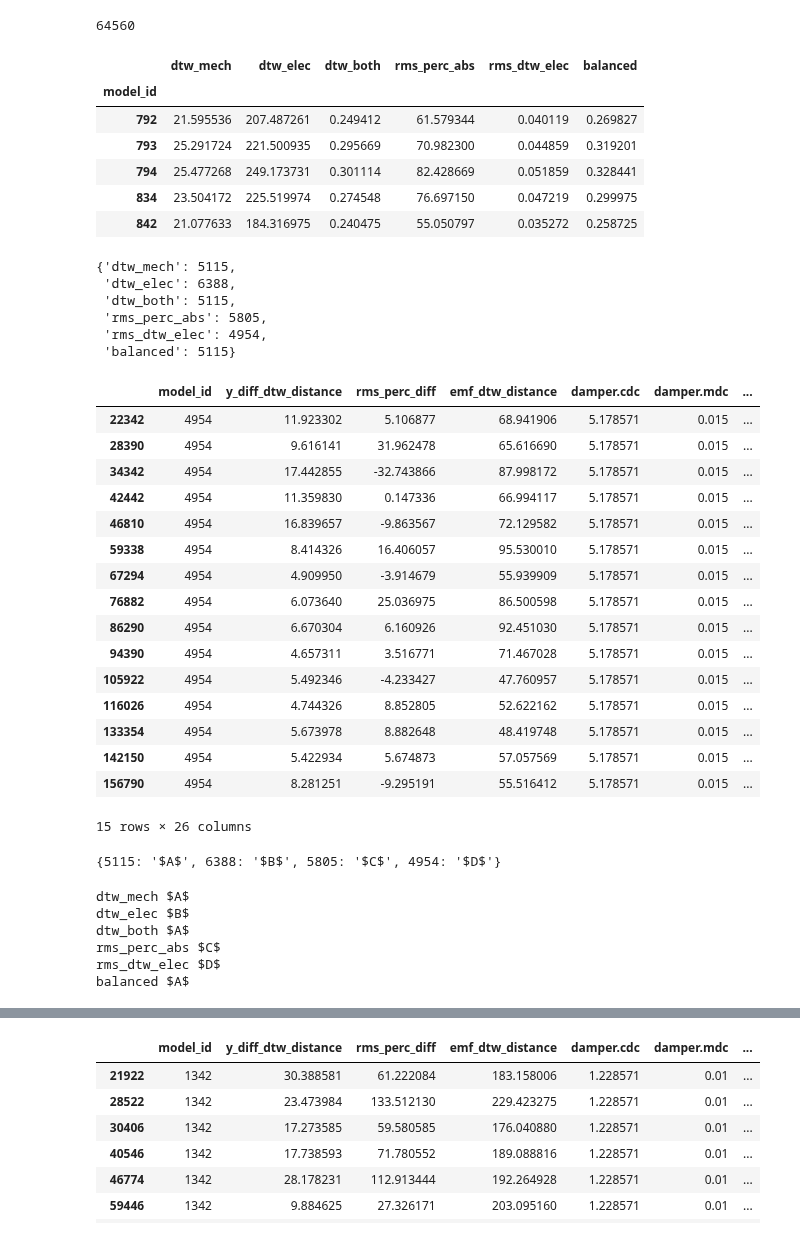
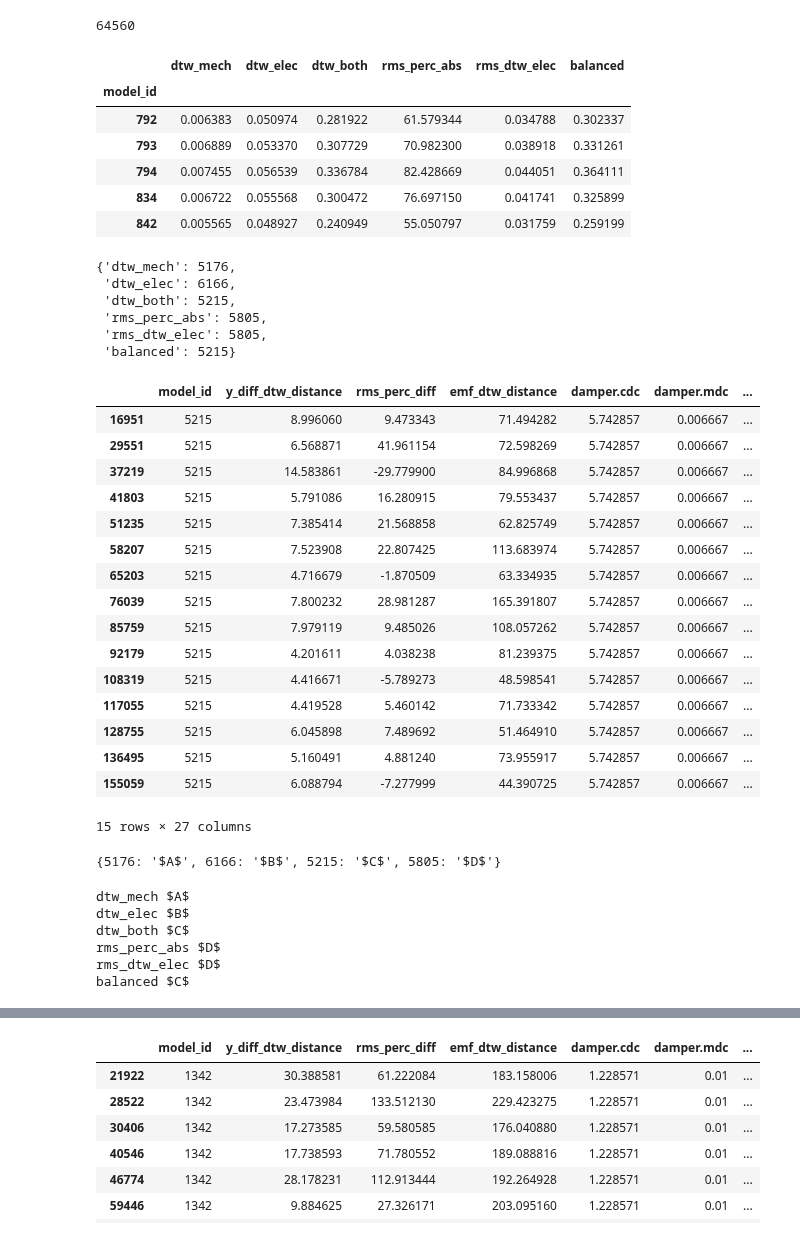
Before and after one commit to mnicstruwig/FlexibleFluxSimulator, a Jupyter notebook: experiments/2020-05-22-Analyze-Grid-Results.ipynb, the cells around one changed output, grey strips where cells are left out. Cells and saved outputs as stored; diff of their text form; code cells hidden in the pictures.

```diff
--- a/experiments/2020-05-22-Analyze-Grid-Results.ipynb
+++ b/experiments/2020-05-22-Analyze-Grid-Results.ipynb
@@ -13,8 +13,8 @@ base_path = '../data/parameter_search/2021-03-19/'
 
 no_curves_dfs = []
 for f in ['A', 'B', 'C']:
-    df = dd.read_parquet(base_path + f'{f}_sim.parquet', engine='pyarrow')  # Just to get columns
-    df = dd.read_parquet(base_path + f'{f}_sim.parquet', engine='pyarrow', columns=[col for col in df.columns if col not in ['time', 'y_diff', 'emf']]).drop_duplicates()
+    df = dd.read_parquet(base_path + f'{f}_augmented.parquet', engine='pyarrow')  # Just to get columns
+    df = dd.read_parquet(base_path + f'{f}_augmented.parquet', engine='pyarrow', columns=[col for col in df.columns if col not in ['time', 'y_diff', 'emf']]).drop_duplicates()
     df['input_excitation'] = df['input_excitation'].astype('int')
     df['device_id'] = f.split('.')[0]
     no_curves_dfs.append(df)
@@ -72,10 +72,12 @@ df2_filtered = df2
 # Some feature engineering, where we calcute all our objective functions
 # TODO: Write these as functions
 df2_filtered.loc[:, 'rms_perc_abs'] = np.abs(df2_filtered['rms_perc_diff'])
-df2_filtered['dtw_mech'] = df2_filtered['y_diff_dtw_distance']
+df2_filtered['dtw_mech'] = df2_filtered['y_diff_dtw_euclid_norm']
+df2_filtered['dtw_elec'] = df2_filtered['emf_dtw_euclid_norm']  # Rename takes place here
+
 df2_filtered['dtw_mech_norm'] = (df2_filtered['dtw_mech'] - df2_filtered['dtw_mech'].min())/(df2_filtered['dtw_mech'].max() - df2_filtered['dtw_mech'].min())
-df2_filtered['dtw_elec'] = df2_filtered['emf_dtw_distance']
 df2_filtered['dtw_elec_norm'] = (df2_filtered['dtw_elec'] - df2_filtered['dtw_elec'].min())/(df2_filtered['dtw_elec'].max() - df2_filtered['dtw_elec'].min())
+
 df2_filtered['dtw_both'] = df2_filtered['dtw_mech_norm'] + df2_filtered['dtw_elec_norm']
 df2_filtered['rms_perc_abs_norm'] = (df2_filtered['rms_perc_abs'] - df2_filtered['rms_perc_abs'].min())/(df2_filtered['rms_perc_abs'].max() - df2_filtered['rms_perc_abs'].min())
 df2_filtered['rms_dtw_elec'] = df2_filtered['rms_perc_abs_norm'] + df2_filtered['dtw_elec_norm']
@@ -216,11 +218,11 @@ df_scores.head()
 # %% [output]
 |  | dtw_mech | dtw_elec | dtw_both | rms_perc_abs | rms_dtw_elec | balanced |
 | model_id |  |  |  |  |  |  |
-| 792 | 21.595536 | 207.487261 | 0.249412 | 61.579344 | 0.040119 | 0.269827 |
-| 793 | 25.291724 | 221.500935 | 0.295669 | 70.982300 | 0.044859 | 0.319201 |
-| 794 | 25.477268 | 249.173731 | 0.301114 | 82.428669 | 0.051859 | 0.328441 |
-| 834 | 23.504172 | 225.519974 | 0.274548 | 76.697150 | 0.047219 | 0.299975 |
-| 842 | 21.077633 | 184.316975 | 0.240475 | 55.050797 | 0.035272 | 0.258725 |
+| 792 | 0.006383 | 0.050974 | 0.281922 | 61.579344 | 0.034788 | 0.302337 |
+| 793 | 0.006889 | 0.053370 | 0.307729 | 70.982300 | 0.038918 | 0.331261 |
+| 794 | 0.007455 | 0.056539 | 0.336784 | 82.428669 | 0.044051 | 0.364111 |
+| 834 | 0.006722 | 0.055568 | 0.300472 | 76.697150 | 0.041741 | 0.325899 |
+| 842 | 0.005565 | 0.048927 | 0.240949 | 55.050797 | 0.031759 | 0.259199 |
 # %%
 # Let's get the best performing model ids for each objective_function
 best_model_ids = {}
@@ -230,34 +232,34 @@ for obj_func in df_scores.columns:
 
 best_model_ids
 # %% [output]
-{'dtw_mech': 5115,
- 'dtw_elec': 6388,
- 'dtw_both': 5115,
+{'dtw_mech': 5176,
+ 'dtw_elec': 6166,
+ 'dtw_both': 5215,
  'rms_perc_abs': 5805,
- 'rms_dtw_elec': 4954,
- 'balanced': 5115}
+ 'rms_dtw_elec': 5805,
+ 'balanced': 5215}
 # %%
 best_param_sets = [v for v in best_model_ids.values()]
 # %%
-df2_filtered.query('model_id == 4954')
+df2_filtered.query('model_id == 5215')
 # %% [output]
 |  | model_id | y_diff_dtw_distance | rms_perc_diff | emf_dtw_distance | damper.cdc | damper.mdc | ... |
-| 22342 | 4954 | 11.923302 | 5.106877 | 68.941906 | 5.178571 | 0.015 | ... |
-| 28390 | 4954 | 9.616141 | 31.962478 | 65.616690 | 5.178571 | 0.015 | ... |
-| 34342 | 4954 | 17.442855 | -32.743866 | 87.998172 | 5.178571 | 0.015 | ... |
-| 42442 | 4954 | 11.359830 | 0.147336 | 66.994117 | 5.178571 | 0.015 | ... |
-| 46810 | 4954 | 16.839657 | -9.863567 | 72.129582 | 5.178571 | 0.015 | ... |
-| 59338 | 4954 | 8.414326 | 16.406057 | 95.530010 | 5.178571 | 0.015 | ... |
-| 67294 | 4954 | 4.909950 | -3.914679 | 55.939909 | 5.178571 | 0.015 | ... |
-| 76882 | 4954 | 6.073640 | 25.036975 | 86.500598 | 5.178571 | 0.015 | ... |
-| 86290 | 4954 | 6.670304 | 6.160926 | 92.451030 | 5.178571 | 0.015 | ... |
-| 94390 | 4954 | 4.657311 | 3.516771 | 71.467028 | 5.178571 | 0.015 | ... |
-| 105922 | 4954 | 5.492346 | -4.233427 | 47.760957 | 5.178571 | 0.015 | ... |
-| 116026 | 4954 | 4.744326 | 8.852805 | 52.622162 | 5.178571 | 0.015 | ... |
-| 133354 | 4954 | 5.673978 | 8.882648 | 48.419748 | 5.178571 | 0.015 | ... |
-| 142150 | 4954 | 5.422934 | 5.674873 | 57.057569 | 5.178571 | 0.015 | ... |
-| 156790 | 4954 | 8.281251 | -9.295191 | 55.516412 | 5.178571 | 0.015 | ... |
+| 16951 | 5215 | 8.996060 | 9.473343 | 71.494282 | 5.742857 | 0.006667 | ... |
+| 29551 | 5215 | 6.568871 | 41.961154 | 72.598269 | 5.742857 | 0.006667 | ... |
+| 37219 | 5215 | 14.583861 | -29.779900 | 84.996868 | 5.742857 | 0.006667 | ... |
+| 41803 | 5215 | 5.791086 | 16.280915 | 79.553437 | 5.742857 | 0.006667 | ... |
+| 51235 | 5215 | 7.385414 | 21.568858 | 62.825749 | 5.742857 | 0.006667 | ... |
+| 58207 | 5215 | 7.523908 | 22.807425 | 113.683974 | 5.742857 | 0.006667 | ... |
+| 65203 | 5215 | 4.716679 | -1.870509 | 63.334935 | 5.742857 | 0.006667 | ... |
+| 76039 | 5215 | 7.800232 | 28.981287 | 165.391807 | 5.742857 | 0.006667 | ... |
+| 85759 | 5215 | 7.979119 | 9.485026 | 108.057262 | 5.742857 | 0.006667 | ... |
+| 92179 | 5215 | 4.201611 | 4.038238 | 81.239375 | 5.742857 | 0.006667 | ... |
+| 108319 | 5215 | 4.416671 | -5.789273 | 48.598541 | 5.742857 | 0.006667 | ... |
+| 117055 | 5215 | 4.419528 | 5.460142 | 71.733342 | 5.742857 | 0.006667 | ... |
+| 128755 | 5215 | 6.045898 | 7.489692 | 51.464910 | 5.742857 | 0.006667 | ... |
+| 136495 | 5215 | 5.160491 | 4.881240 | 73.955917 | 5.742857 | 0.006667 | ... |
+| 155059 | 5215 | 6.088794 | -7.277999 | 44.390725 | 5.742857 | 0.006667 | ... |
-15 rows × 26 columns
+15 rows × 27 columns
 # %%
 letters = [r'$A$', r'$B$', r'$C$', r'$D$', r'$E$', r'$F$', 'G']
 letter_index = 0
@@ -271,7 +273,7 @@ for k, v in best_model_ids.items():
 # %%
 model_id_to_letter_mapping
 # %% [output]
-{5115: '$A$', 6388: '$B$', 5805: '$C$', 4954: '$D$'}
+{5176: '$A$', 6166: '$B$', 5215: '$C$', 5805: '$D$'}
 # %%
 # Just to check
 for k, v in best_model_ids.items():
@@ -279,10 +281,10 @@ for k, v in best_model_ids.items():
 # %% [output]
 dtw_mech $A$
 dtw_elec $B$
-dtw_both $A$
-rms_perc_abs $C$
+dtw_both $C$
+rms_perc_abs $D$
 rms_dtw_elec $D$
-balanced $A$
+balanced $C$
 # %%
 df_filtered_scores = df2_filtered[df2_filtered.model_id.isin(best_param_sets)]
 df_filtered_scores['metric_name'] = df_filtered_scores['model_id'].apply(lambda x: model_id_to_letter_mapping[x])
```
Also changed, not shown: parts of 12 cells of this notebook, 5 other files.
